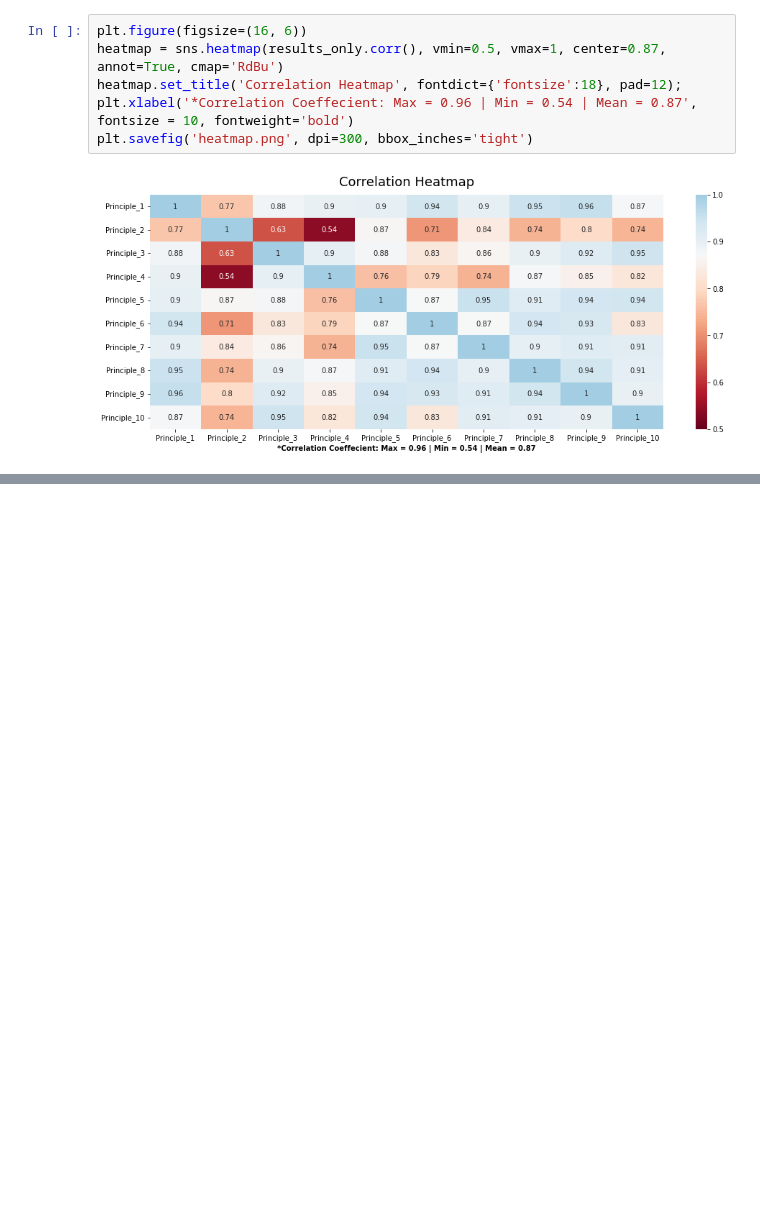
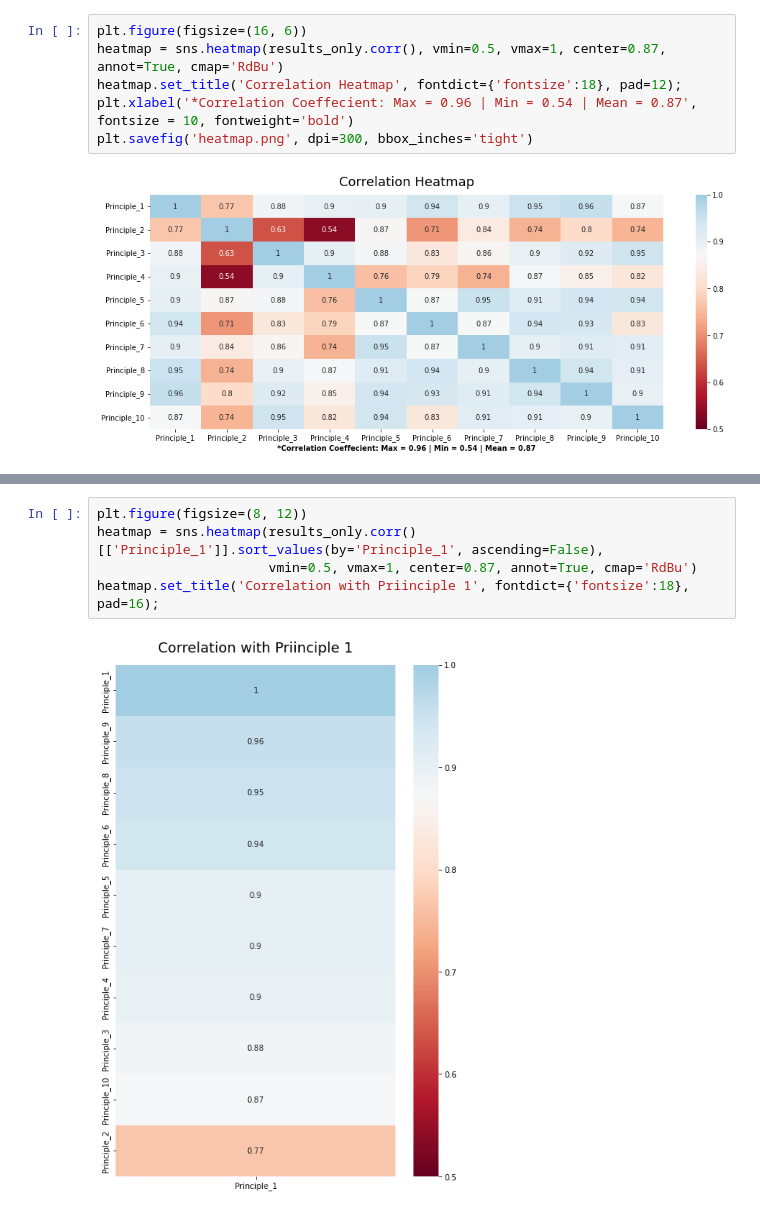
Before and after one commit to Kensuzuki95/Corporate_AI_Ethics_Guideline_Analysis, a Jupyter notebook: Result_Analysis.ipynb, the cells around one changed output, grey strips where cells are left out. Drawn from its saved outputs; the diff is of its cells as text; blank space fills up the shorter version.

```diff
--- a/Result_Analysis.ipynb
+++ b/Result_Analysis.ipynb
@@ -277,0 +283,7 @@ plt.savefig('heatmap.png', dpi=300, bbox_inches='tight')
+# %%
+plt.figure(figsize=(8, 12))
+heatmap = sns.heatmap(results_only.corr()[['Principle_1']].sort_values(by='Principle_1', ascending=False),
+                      vmin=0.5, vmax=1, center=0.87, annot=True, cmap='RdBu')
+heatmap.set_title('Correlation with Priinciple 1', fontdict={'fontsize':18}, pad=16);
+# %% [output]
+[figure, added]
```
Also changed, not shown: parts of 1 cell of this notebook.
